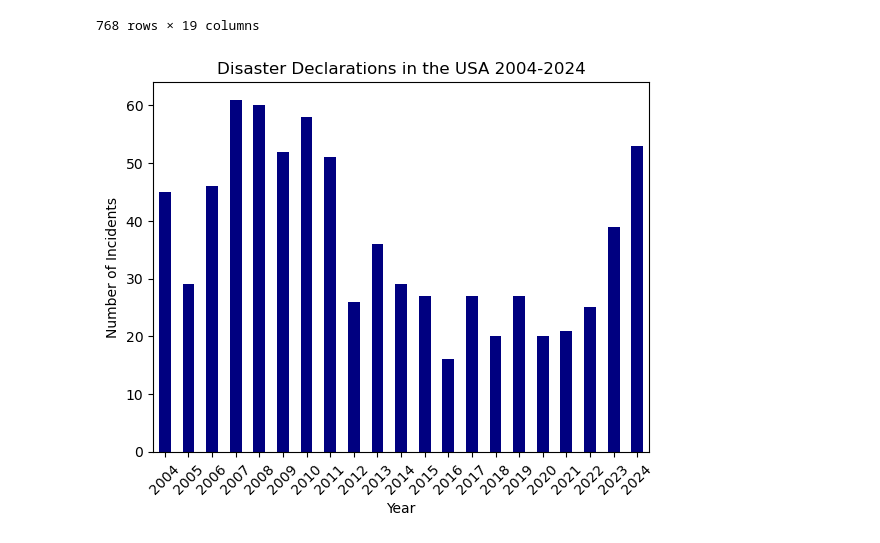
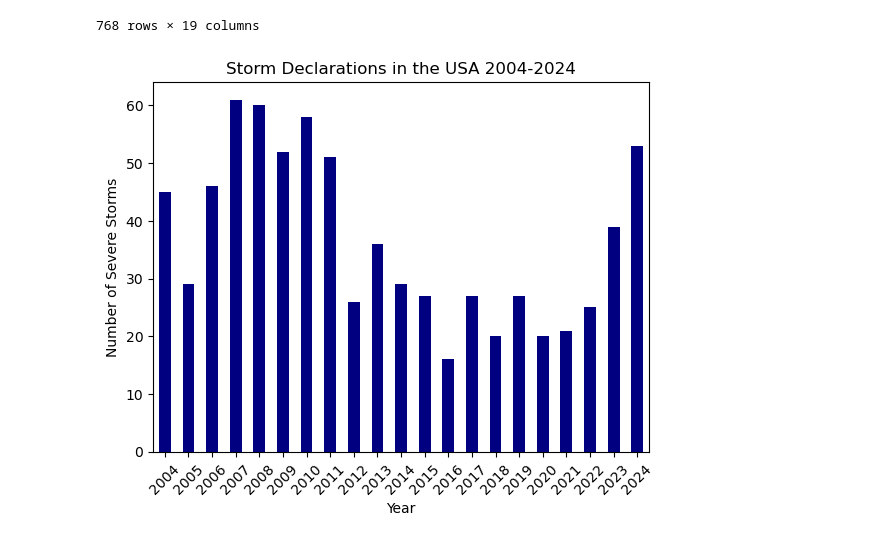
Before and after one commit to dgrimm84/project-1, a Jupyter notebook: SevereStorm.ipynb, the cells around one changed output. Cells and saved outputs as stored; diff of their text form; code cells hidden in the pictures.

```diff
--- a/SevereStorm.ipynb
+++ b/SevereStorm.ipynb
@@ -145,22 +145,22 @@ total_storm_df
 # %%
 ### SEVERE STORM + Other STORMS FREQUENCY ###
 # 20-year range List
 years = []
 for x in range(4,25):
     year = 2000 + x
     years.append(year)
 
 frequency = total_storm_df["Year"].value_counts().sort_index()
 ax = frequency.plot(kind='bar', color= "navy")
 plt.xticks(range(len(years)), rotation = 45)
 plt.xlabel("Year")
-plt.ylabel("Number of Incidents")
-plt.title("Disaster Declarations in the USA 2004-2024")
+plt.ylabel("Number of Severe Storms")
+plt.title("Storm Declarations in the USA 2004-2024")
 
 plt.savefig('../project-1/output/storm_frequency.png', dpi=300)
 plt.show()
 # %% [output]
-[figure, old version]
+[figure, new version]
 # %%
 # Pivot table for heatmap
 heatmap_data1 = total_storm_df.pivot_table(index='Year', columns='incidentType', values='declarationDate', aggfunc='count', fill_value=0)
```
Also changed, not shown: parts of 3 cells of this notebook, 3 other files.
